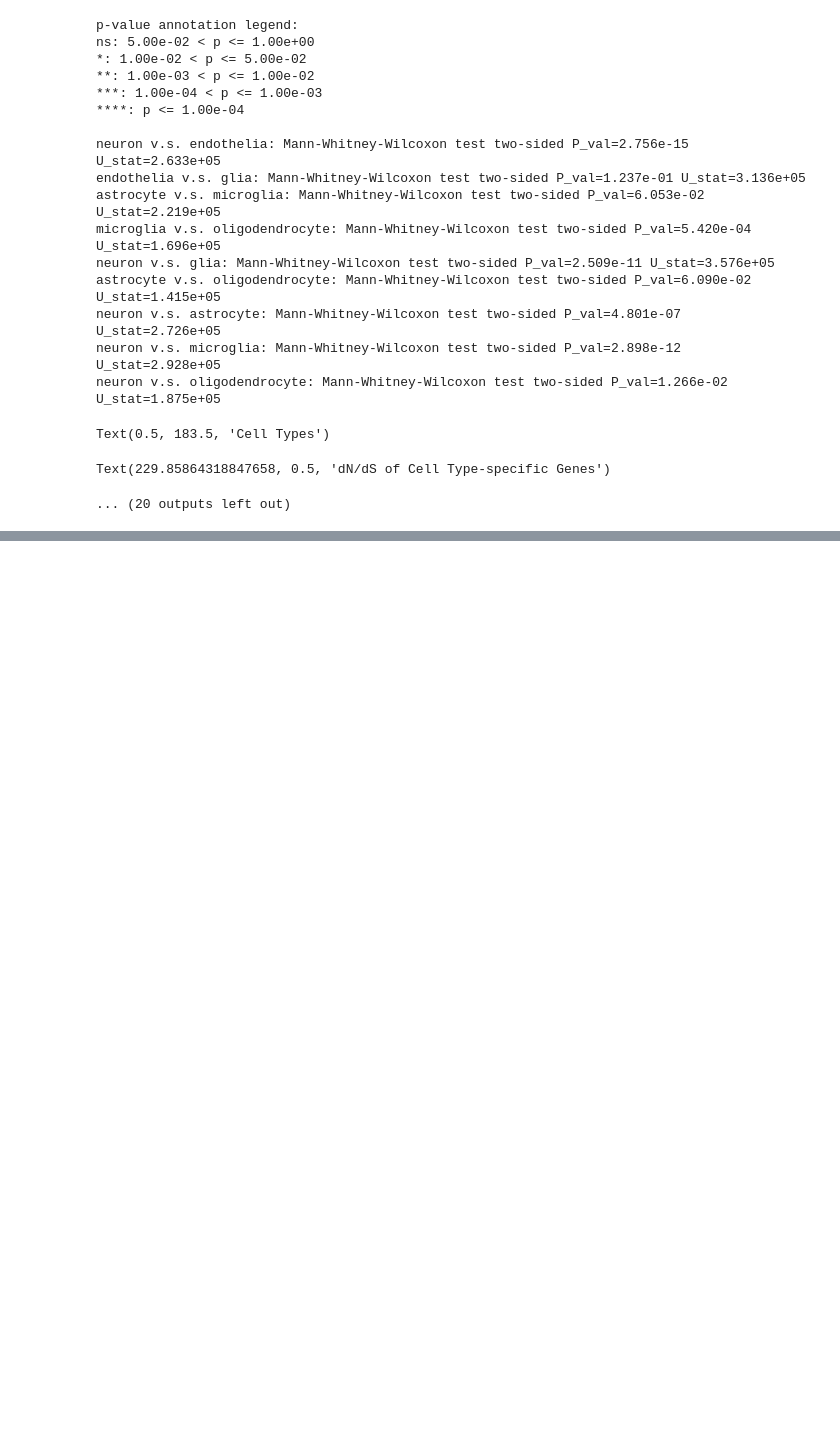
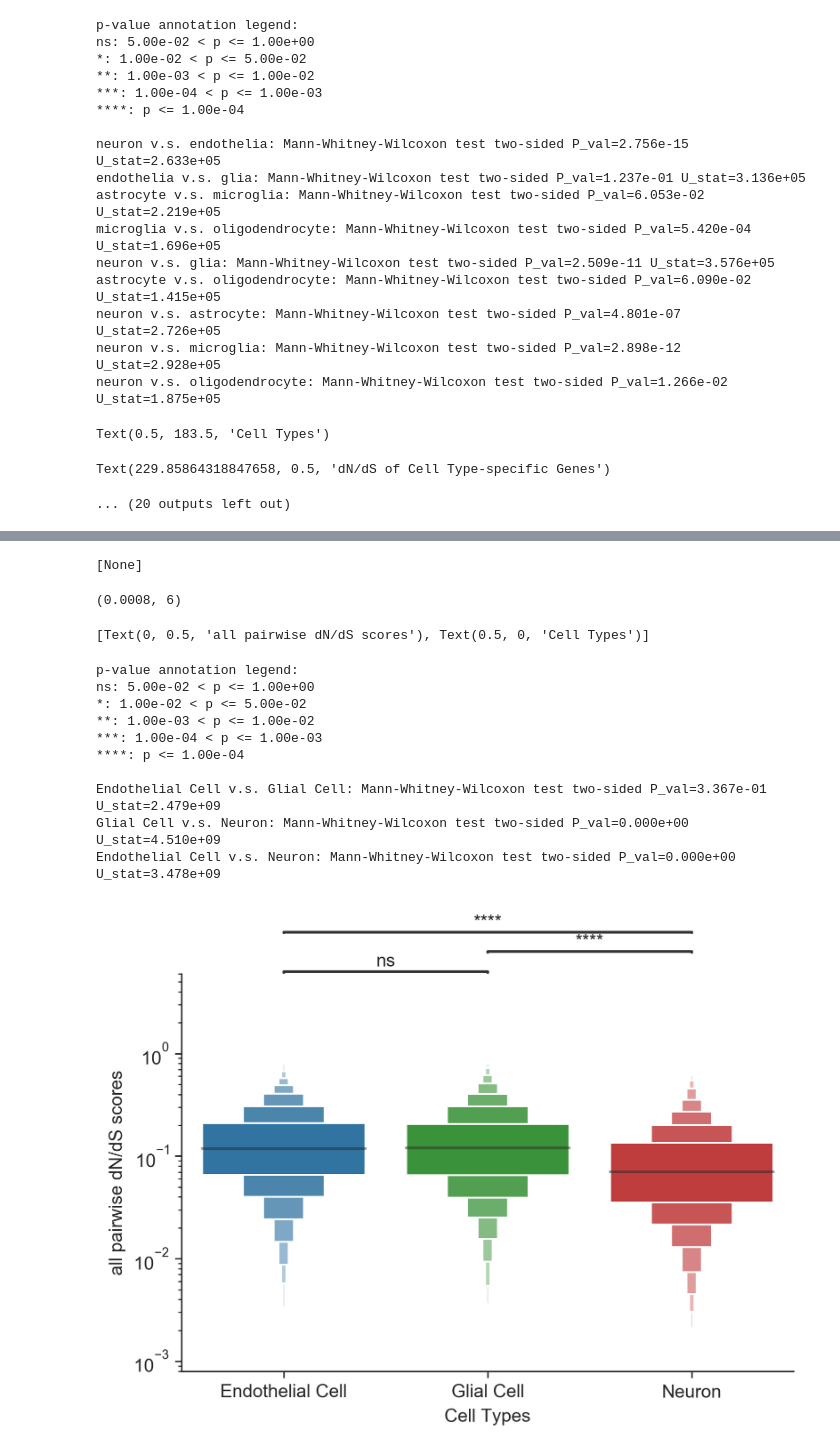
Before and after one commit to VeritatemAmo/neuron-glia-dNdS, a Jupyter notebook: jupyter_notebooks/mouse.stats_and_figures.ipynb, the cells around one changed output, grey strips where cells are left out. Saved outputs shown, nothing was run; the diff lists cells and outputs as text; code cells hidden in the pictures; blank space fills up the shorter version.

```diff
--- a/jupyter_notebooks/mouse.stats_and_figures.ipynb
+++ b/jupyter_notebooks/mouse.stats_and_figures.ipynb
@@ -111,0 +158,7 @@ writer.close()
+# %%
+n_array=all_species_dict['neuron'].to_numpy()
+n_array=n_array[~np.isnan(n_array)]
+e_array=all_species_dict['endothelia'].to_numpy()
+e_array=e_array[~np.isnan(e_array)]
+g_array=all_species_dict['glia'].to_numpy()
+g_array=g_array[~np.isnan(g_array)]
@@ -251,0 +483,45 @@ Text(0, 0.5, 'dN/dS of Cell Type-specific Genes')
+# %%
+n_df=pd.DataFrame()
+n_df['dNdS']=pd.Series(n_array)
+n_df['celltype']='Neuron'
+e_df=pd.DataFrame()
+e_df['dNdS']=pd.Series(e_array)
+e_df['celltype']='Endothelial Cell'
+g_df=pd.DataFrame()
+g_df['dNdS']=pd.Series(g_array)
+g_df['celltype']='Glial Cell'
+df=pd.concat([e_df,g_df,n_df])
+# %%
+palette={'Endothelial Cell':'tab:blue','Glial Cell':'tab:green','Neuron':'tab:red'}
+
+fig = plt.figure()
+ax = fig.add_subplot(111)
+ax.set(yscale='log')
+ax.set_ylim(0.0008,6)
+
+ax=sns.boxenplot(x='celltype',y='dNdS',data=df,palette=palette,showfliers=False,outlier_prop=0)
+ax.set(ylabel='all pairwise dN/dS scores',xlabel='Cell Types')
+sns.despine()
+stats = add_stat_annotation(ax=ax,data=df,x="celltype", y="dNdS",
+                        box_pairs=[("Endothelial Cell", "Neuron"),
+                                   ("Endothelial Cell", "Glial Cell"),
+                                   ("Glial Cell","Neuron")],
+                        test='Mann-Whitney', text_format='star',
+                        loc='outside', verbose=2)
+plt.savefig('../figures/MannWhitney/mouse_reference_genome/all_92species.pdf')
+plt.show()
+# %% [output]
+[None]
+(0.0008, 6)
+[Text(0, 0.5, 'all pairwise dN/dS scores'), Text(0.5, 0, 'Cell Types')]
+p-value annotation legend:
+ns: 5.00e-02 < p <= 1.00e+00
+*: 1.00e-02 < p <= 5.00e-02
+**: 1.00e-03 < p <= 1.00e-02
+***: 1.00e-04 < p <= 1.00e-03
+****: p <= 1.00e-04
+
+Endothelial Cell v.s. Glial Cell: Mann-Whitney-Wilcoxon test two-sided P_val=3.367e-01 U_stat=2.479e+09
+Glial Cell v.s. Neuron: Mann-Whitney-Wilcoxon test two-sided P_val=0.000e+00 U_stat=4.510e+09
+Endothelial Cell v.s. Neuron: Mann-Whitney-Wilcoxon test two-sided P_val=0.000e+00 U_stat=3.478e+09
+[figure, added]
```
Also changed, not shown: parts of 20 cells of this notebook, 4 other files.
